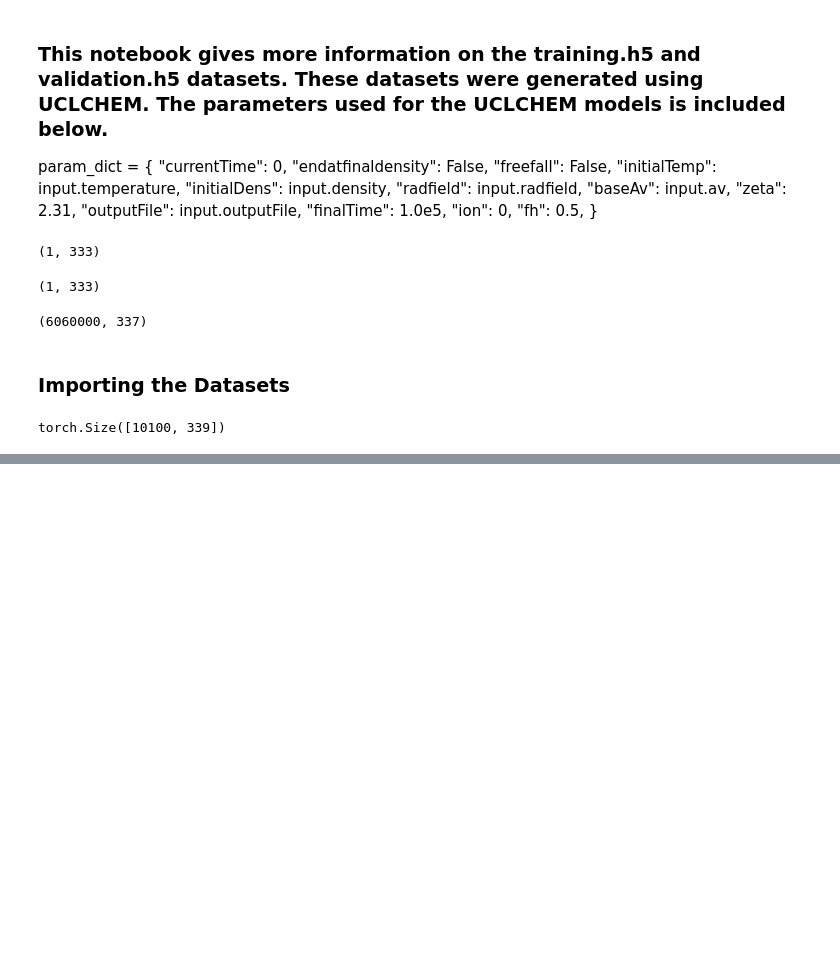
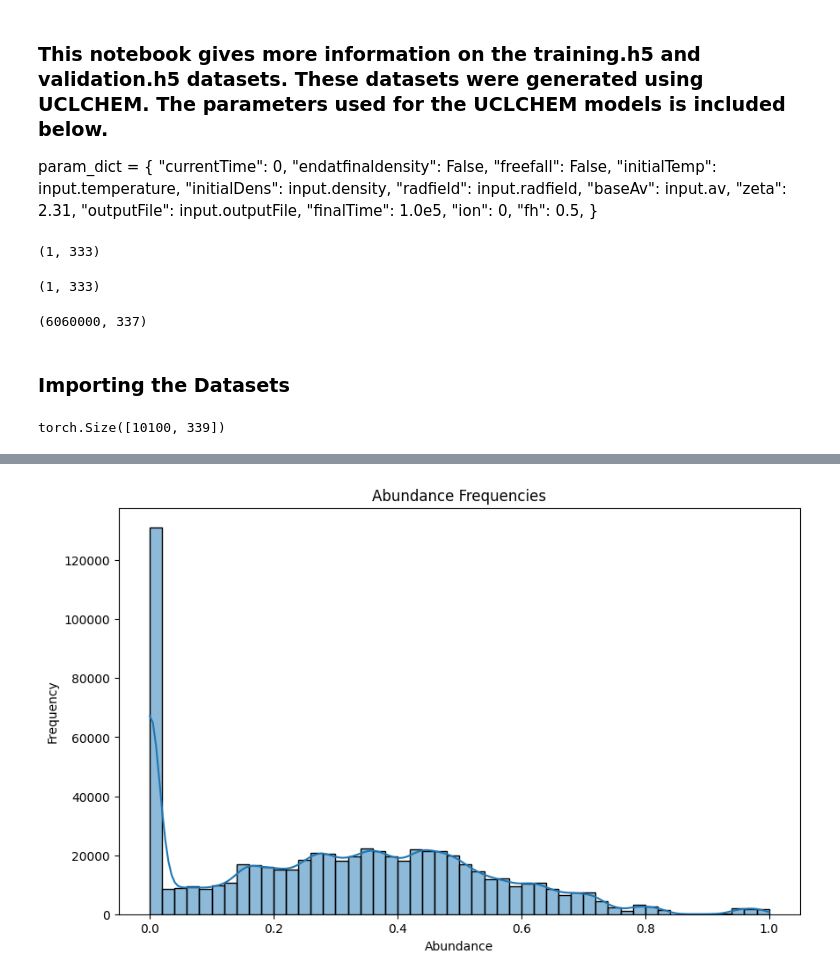
Before and after one commit to Cortega13/ChemSurrogate, a Jupyter notebook: examples/analysis/Random Testing.ipynb, the cells around one changed output, grey strips where cells are left out. Cells and saved outputs as stored; diff of their text form; code cells hidden in the pictures; blank space fills up the shorter version.

```diff
--- a/examples/analysis/Random Testing.ipynb
+++ b/examples/analysis/Random Testing.ipynb
@@ -83,0 +115,14 @@ torch.Size([10100, 339])
+# %%
+training_t, training_indices = dp.load_tensors_from_hdf5(category="training")
+
+abundances = training_t[:, 7:-12][training_t[:, 2] == 10000][30000:32000]
+del training_indices
+# %%
+plt.figure(figsize=(10, 6))
+sns.histplot(abundances.flatten(), bins=50, kde=True)
+plt.title('Abundance Frequencies')
+plt.xlabel('Abundance')
+plt.ylabel('Frequency')
+plt.show()
+# %% [output]
+[figure, added]
```
Also changed, not shown: parts of 2 cells of this notebook, 6 other files.
